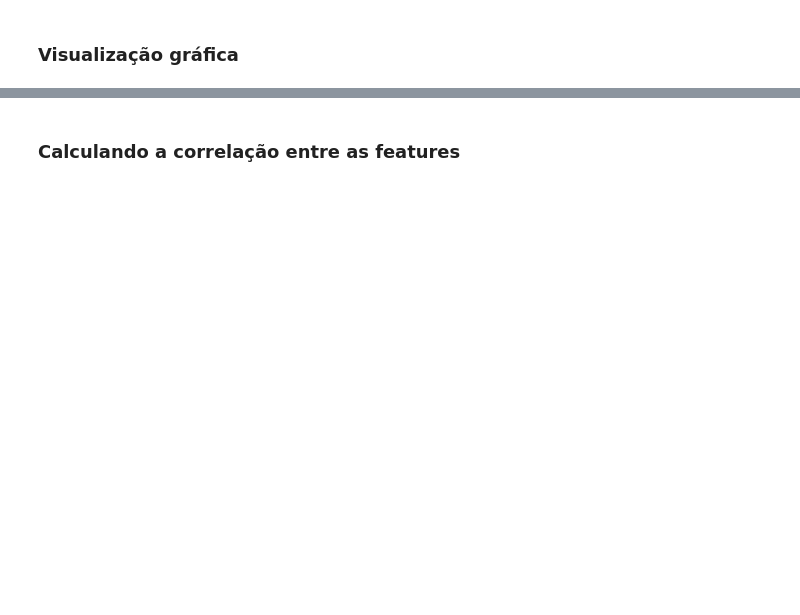
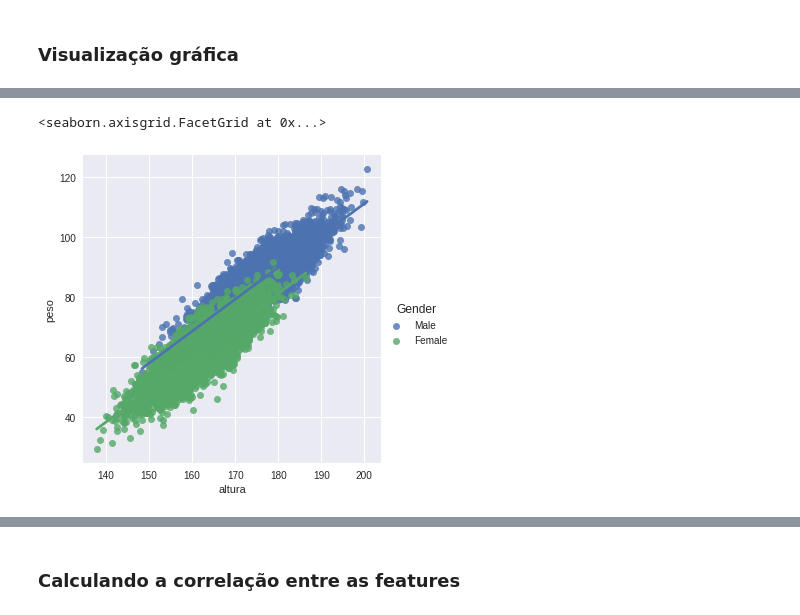
Before and after one commit to walisson-silva-ada/827-data-science, a Jupyter notebook: 02. Regressão Linear/2.1. Regressão Linear Simples.ipynb, the cells around one changed output, grey strips where cells are left out. Saved outputs shown, nothing was run; the diff lists cells and outputs as text; code cells hidden in the pictures; blank space fills up the shorter version.

```diff
--- a/02. Regressão Linear/2.1. Regressão Linear Simples.ipynb
+++ b/02. Regressão Linear/2.1. Regressão Linear Simples.ipynb
@@ -204,0 +292,5 @@ array([0, 1, 2, 3, 4, 5])
+# %%
+sns.lmplot(data=df, x='altura', y='peso', hue='Gender')
+# %% [output]
+<seaborn.axisgrid.FacetGrid at 0x...>
+[figure, added]
```
Also changed, not shown: parts of 43 cells of this notebook.
